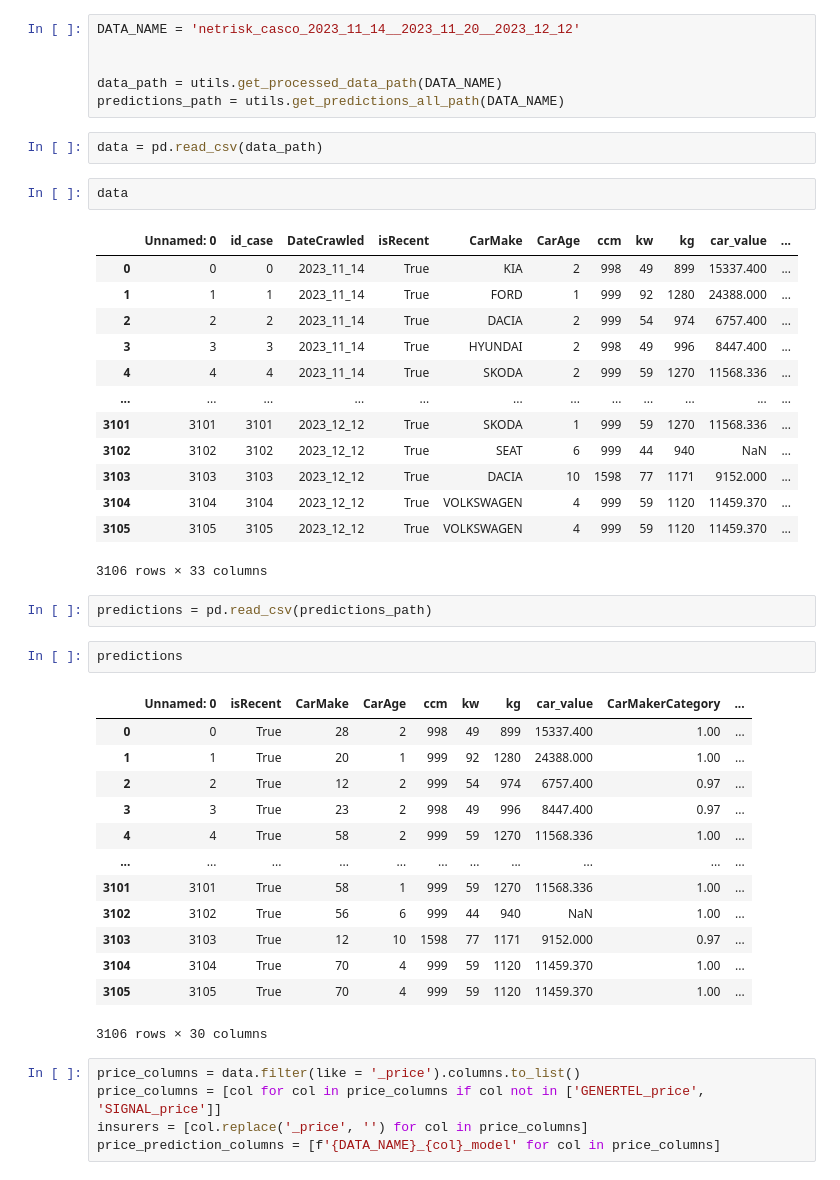
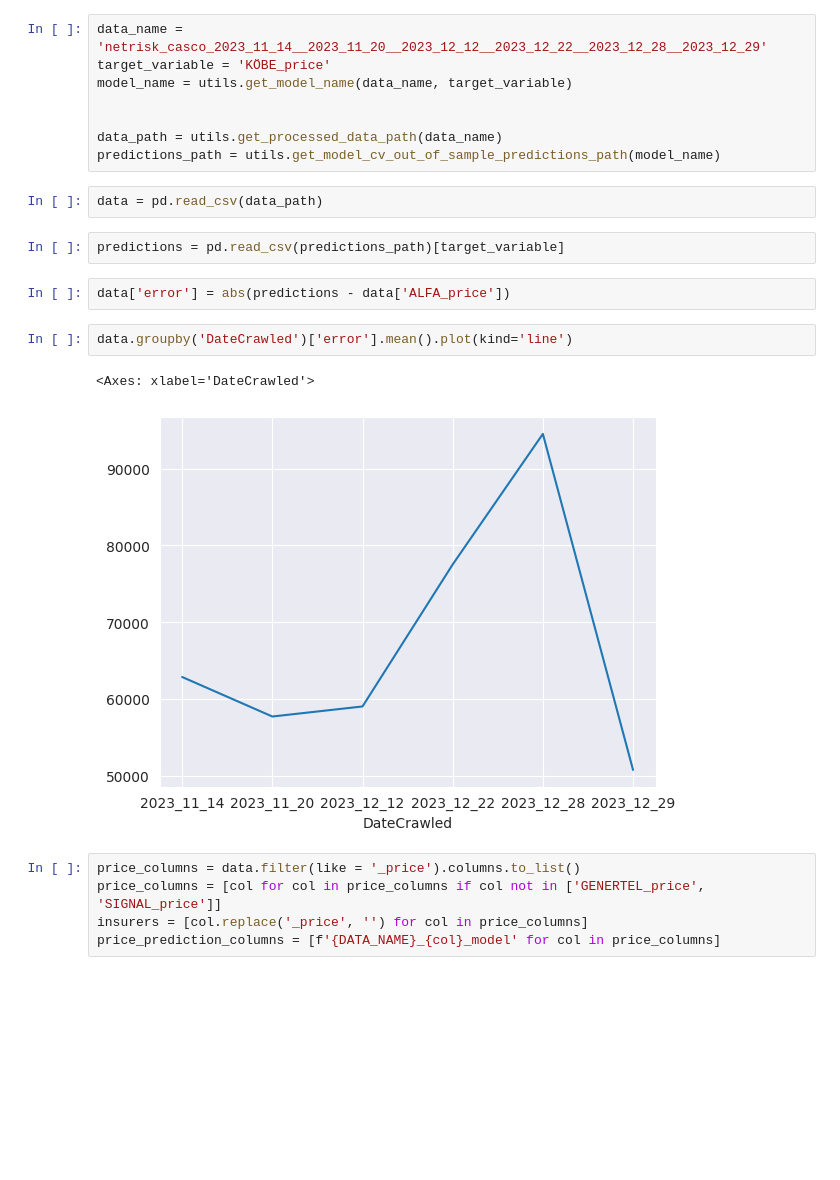
Before and after one commit to asdasde/market_models, a Jupyter notebook: notebooks/4_prediction_analysis.ipynb, the cells around one changed output. Saved outputs shown, nothing was run; the diff lists cells and outputs as text; blank space fills up the shorter version.

```diff
--- a/notebooks/4_prediction_analysis.ipynb
+++ b/notebooks/4_prediction_analysis.ipynb
@@ -11,47 +11,24 @@ import importlib
 import market_models.src.models.predict_model
 import  market_models.src.utils as utils
 # %%
-DATA_NAME = 'netrisk_casco_2023_11_14__2023_11_20__2023_12_12'
+data_name = 'netrisk_casco_2023_11_14__2023_11_20__2023_12_12__2023_12_22__2023_12_28__2023_12_29'
+target_variable = 'KÖBE_price'
+model_name = utils.get_model_name(data_name, target_variable)
 
 
-data_path = utils.get_processed_data_path(DATA_NAME)
-predictions_path = utils.get_predictions_all_path(DATA_NAME)
+data_path = utils.get_processed_data_path(data_name)
+predictions_path = utils.get_model_cv_out_of_sample_predictions_path(model_name)
 # %%
 data = pd.read_csv(data_path)
+# %%
+predictions = pd.read_csv(predictions_path)[target_variable]
 # %%
-data
+data['error'] = abs(predictions - data['ALFA_price'])
-# %% [output]
-|  | Unnamed: 0 | id_case | DateCrawled | isRecent | CarMake | CarAge | ccm | kw | kg | car_value | ... |
-| 0 | 0 | 0 | 2023_11_14 | True | KIA | 2 | 998 | 49 | 899 | 15337.400 | ... |
-| 1 | 1 | 1 | 2023_11_14 | True | FORD | 1 | 999 | 92 | 1280 | 24388.000 | ... |
-| 2 | 2 | 2 | 2023_11_14 | True | DACIA | 2 | 999 | 54 | 974 | 6757.400 | ... |
-| 3 | 3 | 3 | 2023_11_14 | True | HYUNDAI | 2 | 998 | 49 | 996 | 8447.400 | ... |
-| 4 | 4 | 4 | 2023_11_14 | True | SKODA | 2 | 999 | 59 | 1270 | 11568.336 | ... |
-| ... | ... | ... | ... | ... | ... | ... | ... | ... | ... | ... | ... |
-| 3101 | 3101 | 3101 | 2023_12_12 | True | SKODA | 1 | 999 | 59 | 1270 | 11568.336 | ... |
-| 3102 | 3102 | 3102 | 2023_12_12 | True | SEAT | 6 | 999 | 44 | 940 | NaN | ... |
-| 3103 | 3103 | 3103 | 2023_12_12 | True | DACIA | 10 | 1598 | 77 | 1171 | 9152.000 | ... |
-| 3104 | 3104 | 3104 | 2023_12_12 | True | VOLKSWAGEN | 4 | 999 | 59 | 1120 | 11459.370 | ... |
-| 3105 | 3105 | 3105 | 2023_12_12 | True | VOLKSWAGEN | 4 | 999 | 59 | 1120 | 11459.370 | ... |
-3106 rows × 33 columns
-# %%
-predictions = pd.read_csv(predictions_path)
-# %%
-predictions
-# %% [output]
-|  | Unnamed: 0 | isRecent | CarMake | CarAge | ccm | kw | kg | car_value | CarMakerCategory | ... |
-| 0 | 0 | True | 28 | 2 | 998 | 49 | 899 | 15337.400 | 1.00 | ... |
-| 1 | 1 | True | 20 | 1 | 999 | 92 | 1280 | 24388.000 | 1.00 | ... |
-| 2 | 2 | True | 12 | 2 | 999 | 54 | 974 | 6757.400 | 0.97 | ... |
-| 3 | 3 | True | 23 | 2 | 998 | 49 | 996 | 8447.400 | 0.97 | ... |
-| 4 | 4 | True | 58 | 2 | 999 | 59 | 1270 | 11568.336 | 1.00 | ... |
-| ... | ... | ... | ... | ... | ... | ... | ... | ... | ... | ... |
-| 3101 | 3101 | True | 58 | 1 | 999 | 59 | 1270 | 11568.336 | 1.00 | ... |
-| 3102 | 3102 | True | 56 | 6 | 999 | 44 | 940 | NaN | 1.00 | ... |
-| 3103 | 3103 | True | 12 | 10 | 1598 | 77 | 1171 | 9152.000 | 0.97 | ... |
-| 3104 | 3104 | True | 70 | 4 | 999 | 59 | 1120 | 11459.370 | 1.00 | ... |
-| 3105 | 3105 | True | 70 | 4 | 999 | 59 | 1120 | 11459.370 | 1.00 | ... |
-3106 rows × 30 columns
+# %%
+data.groupby('DateCrawled')['error'].mean().plot(kind='line')
+# %% [output]
+<Axes: xlabel='DateCrawled'>
+[figure, added]
 # %%
 price_columns = data.filter(like = '_price').columns.to_list()
 price_columns = [col for col in price_columns if col not in ['GENERTEL_price', 'SIGNAL_price']]
```
Also changed, not shown: 6 other files.
